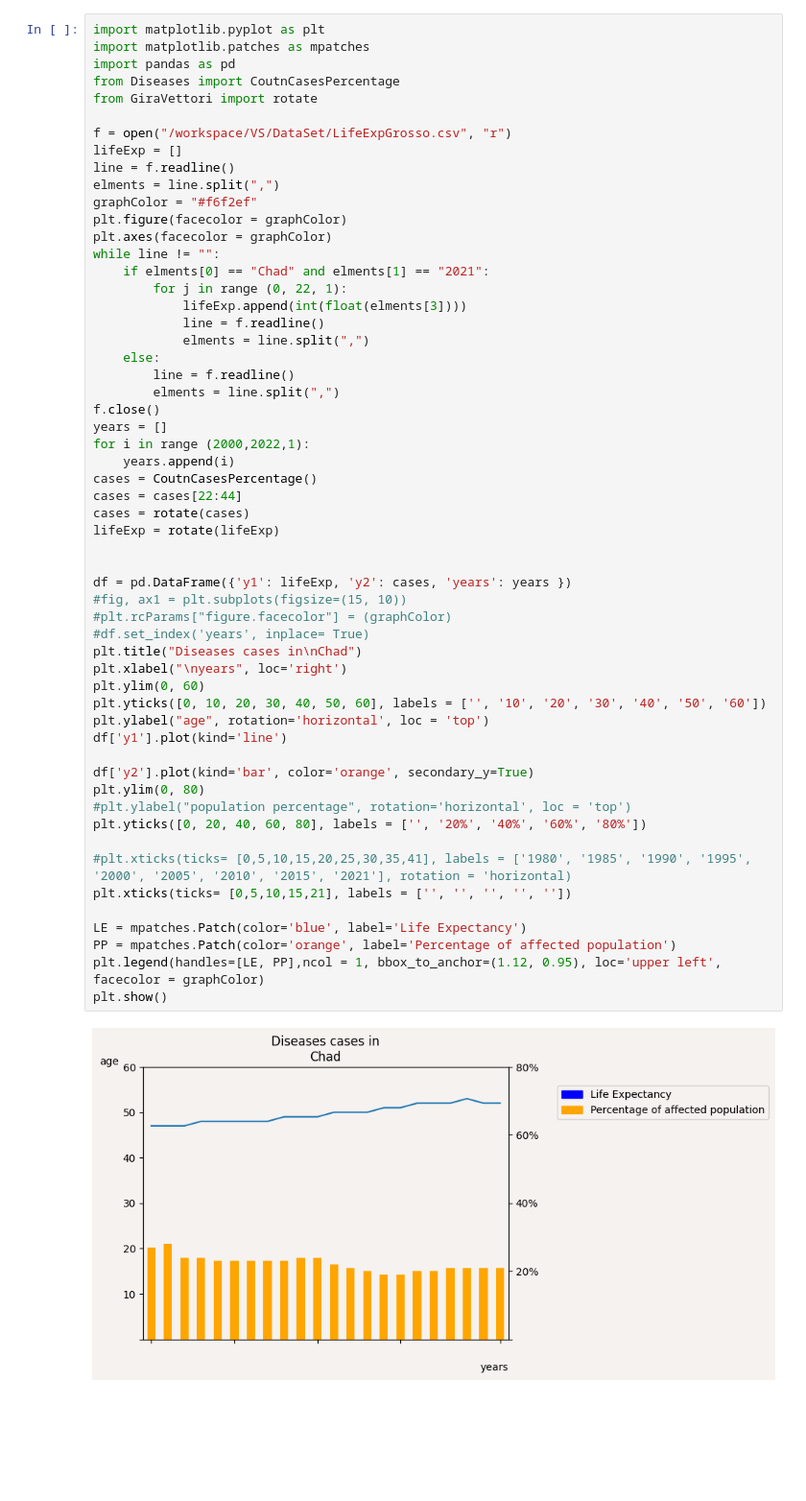
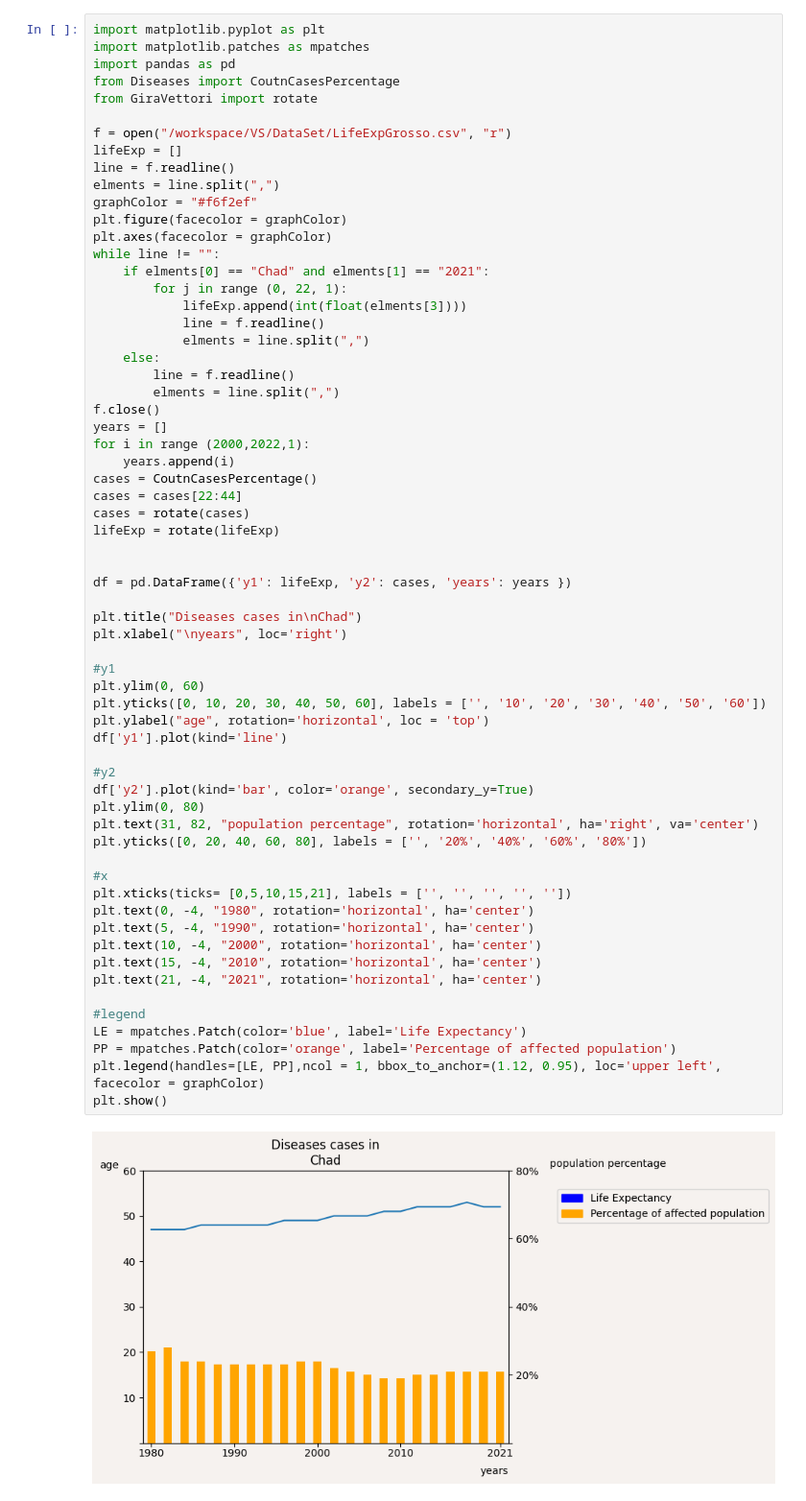
Before and after one commit to snohm/VS, a Jupyter notebook: Sorgenti/ChadCases.ipynb, the cells around one changed output. Shown at 96% size. Cells and saved outputs as stored; diff of their text form; blank space fills up the shorter version.

Commit message:
aggiunti x/label

```diff
--- a/Sorgenti/ChadCases.ipynb
+++ b/Sorgenti/ChadCases.ipynb
@@ -23,36 +23,43 @@ while line != "":
         elments = line.split(",")
 f.close()
 years = []
 for i in range (2000,2022,1):
     years.append(i)
 cases = CoutnCasesPercentage()
 cases = cases[22:44]
 cases = rotate(cases)
 lifeExp = rotate(lifeExp)
 
 
 df = pd.DataFrame({'y1': lifeExp, 'y2': cases, 'years': years })
-#fig, ax1 = plt.subplots(figsize=(15, 10))
-#plt.rcParams["figure.facecolor"] = (graphColor)
-#df.set_index('years', inplace= True)
+
 plt.title("Diseases cases in\nChad")
 plt.xlabel("\nyears", loc='right')
+
+#y1
 plt.ylim(0, 60)
 plt.yticks([0, 10, 20, 30, 40, 50, 60], labels = ['', '10', '20', '30', '40', '50', '60'])
 plt.ylabel("age", rotation='horizontal', loc = 'top')
 df['y1'].plot(kind='line')
 
+#y2
 df['y2'].plot(kind='bar', color='orange', secondary_y=True)
 plt.ylim(0, 80)
-#plt.ylabel("population percentage", rotation='horizontal', loc = 'top')
+plt.text(31, 82, "population percentage", rotation='horizontal', ha='right', va='center')
 plt.yticks([0, 20, 40, 60, 80], labels = ['', '20%', '40%', '60%', '80%'])
 
-#plt.xticks(ticks= [0,5,10,15,20,25,30,35,41], labels = ['1980', '1985', '1990', '1995', '2000', '2005', '2010', '2015', '2021'], rotation = 'horizontal)
+#x
 plt.xticks(ticks= [0,5,10,15,21], labels = ['', '', '', '', ''])
+plt.text(0, -4, "1980", rotation='horizontal', ha='center')
+plt.text(5, -4, "1990", rotation='horizontal', ha='center')
+plt.text(10, -4, "2000", rotation='horizontal', ha='center')
+plt.text(15, -4, "2010", rotation='horizontal', ha='center')
+plt.text(21, -4, "2021", rotation='horizontal', ha='center')
 
+#legend
 LE = mpatches.Patch(color='blue', label='Life Expectancy')
 PP = mpatches.Patch(color='orange', label='Percentage of affected population')
 plt.legend(handles=[LE, PP],ncol = 1, bbox_to_anchor=(1.12, 0.95), loc='upper left', facecolor = graphColor)
 plt.show()
 # %% [output]
-[figure, old version]
+[figure, new version]
```
Also changed, not shown: 3 other files.
